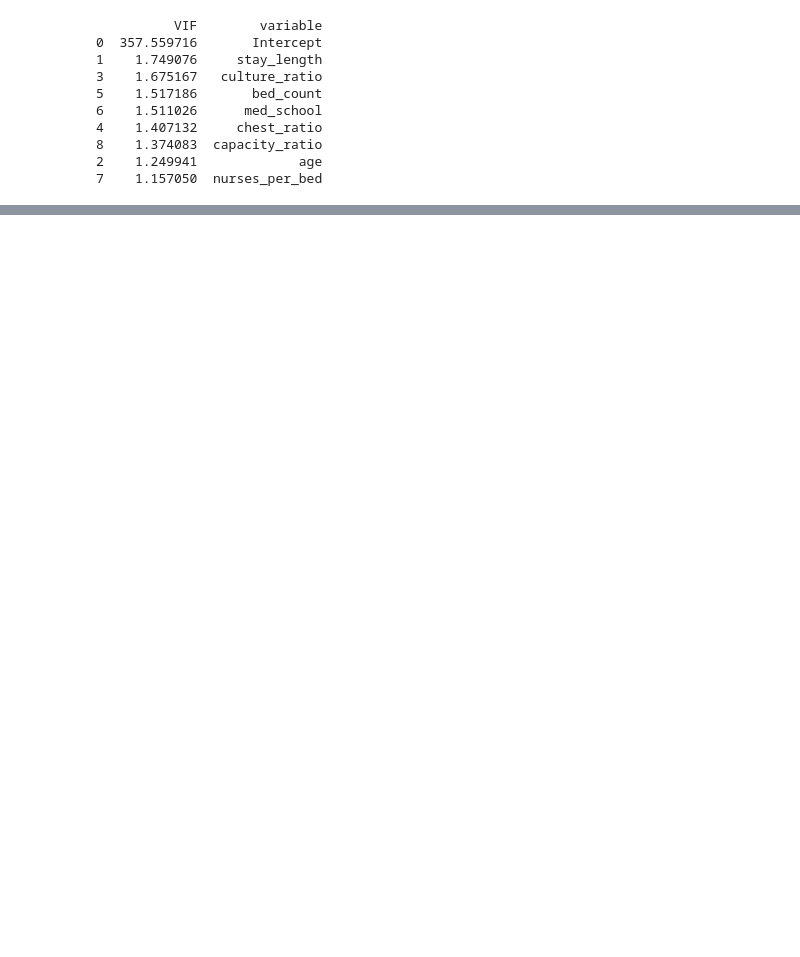
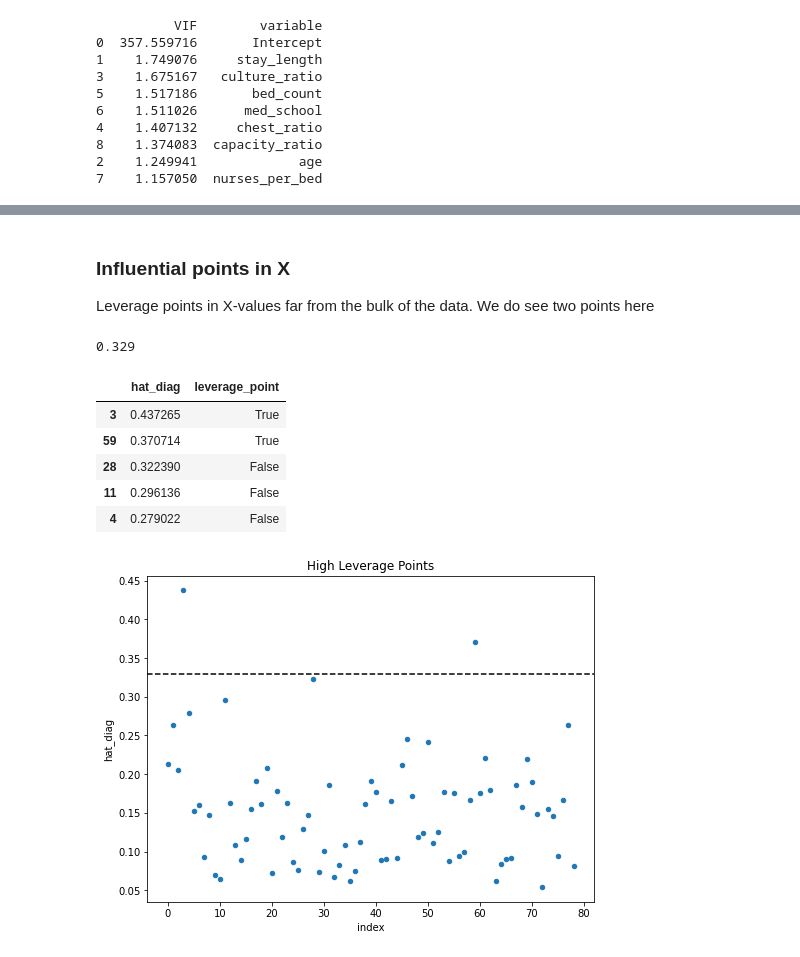
Before and after one commit to datagarret/linear_regression_project, a Jupyter notebook: SENIC Initial Regression.ipynb, the cells around one changed output, grey strips where cells are left out. Cells and saved outputs as stored; diff of their text form; code cells hidden in the pictures; blank space fills up the shorter version.

```diff
--- a/SENIC Initial Regression.ipynb
+++ b/SENIC Initial Regression.ipynb
@@ -307,0 +231,27 @@ x
+# %%
+def stud_del_resids_func(resids, hat_ii):
+    stud_del_resids = []
+    for i in range(len(hat_ii)):
+        stud_del_resids.append(resids[i]/(1-hat_ii[i]))
+    return stud_del_resids
+
+def infl_y_tstat_threshold(alpha, n_obs, n_params):
+    p_val = 1-alpha/(n_obs*2)
+    df = n_obs-n_params-1
+    t_stat = scipy.stats.t.ppf(p_val, df)
+    return t_stat
+
+def stud_del_resids_tstat_func(resids, hat_ii , sse , n_obs, n_params):
+    stud_del_tstat = []
+    for i in range(len(resids)):
+        stud_del_tstat.append(resids[i] * np.sqrt((n_obs-n_params-1)/(sse*(1-hat_ii[i])-resids[i]**2)))
+    return np.array(stud_del_tstat)
+
+resids = np.array(fit.resid)
+sse = fit.ssr
+n_obs = int(fit.nobs)
+n_params = len(fit.params)
+infl = fit.get_influence()
+sm_fr = infl.summary_frame()
+hat_ii = sm_fr[['hat_diag']].values.flatten()
+sm_fr.loc[:, 'stud_del_resids'] = stud_del_resids_func(resids, hat_ii)
@@ -307,0 +281,23 @@ x
+# %% [markdown]
+### Influential points in X
+
+Leverage points in X-values far from the bulk of the data. We do see two points here
+# %%
+# looking for leverage points
+
+sm_fr['leverage_point'] = sm_fr['hat_diag'] > (2*n_params)/n_obs
+print(round((2*n_params)/n_obs, 3))
+plt.figure(figsize=(8, 6))
+ax = plt.subplot(111);
+sm_fr.plot(kind='scatter', x='index', y='hat_diag', ax=ax).set_title('High Leverage Points');
+plt.axhline(y=(2*n_params)/n_obs, color='black', linestyle='--');
+sm_fr[['hat_diag','leverage_point']].sort_values(by='hat_diag', ascending=False).head()
+# %% [output]
+0.329
+|  | hat_diag | leverage_point |
+| 3 | 0.437265 | True |
+| 59 | 0.370714 | True |
+| 28 | 0.322390 | False |
+| 11 | 0.296136 | False |
+| 4 | 0.279022 | False |
+[figure, added]
```
Also changed, not shown: parts of 21 cells of this notebook.
